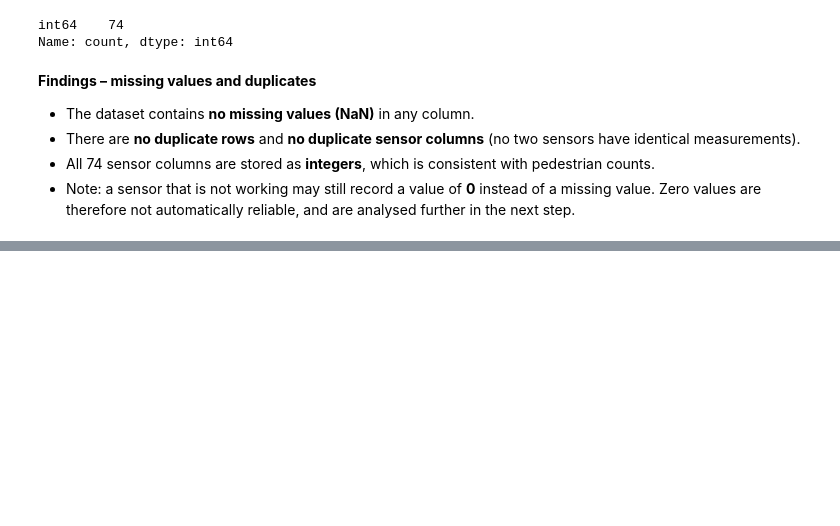
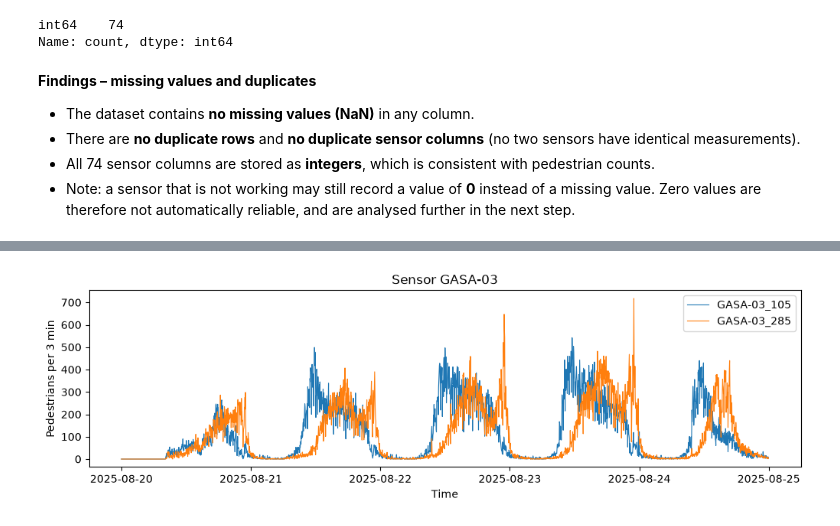
Before and after one commit to AnoushkaV/SAILproject, a Jupyter notebook: Analysation/data_cleaning.ipynb, the cells around one changed output, grey strips where cells are left out. Drawn from its saved outputs; the diff is of its cells as text; code cells hidden in the pictures; blank space fills up the shorter version.

Commit message:
Add step 5A: plots and detection of sensor malfunctions

```diff
--- a/Analysation/data_cleaning.ipynb
+++ b/Analysation/data_cleaning.ipynb
@@ -239,0 +295,20 @@ Name: count, dtype: int64
+# %%
+import matplotlib.pyplot as plt
+
+def plot_sensor(sensor):
+    """Plot both walking directions of one sensor over the whole event."""
+    columns = [col for col in sensor_cols if col.startswith(sensor + '_')]
+
+    fig, ax = plt.subplots(figsize=(12, 3))
+    for col in columns:
+        ax.plot(df['timestamp'], df[col], label=col, linewidth=0.8)
+
+    ax.set_title(f"Sensor {sensor}")
+    ax.set_xlabel("Time")
+    ax.set_ylabel("Pedestrians per 3 min")
+    ax.legend()
+    plt.show()
+# %%
+plot_sensor('GASA-03')        # referentie: een "normale" sensor in het SAIL-gebied
+# %% [output]
+[figure, added]
```
Also changed, not shown: parts of 11 cells of this notebook.
